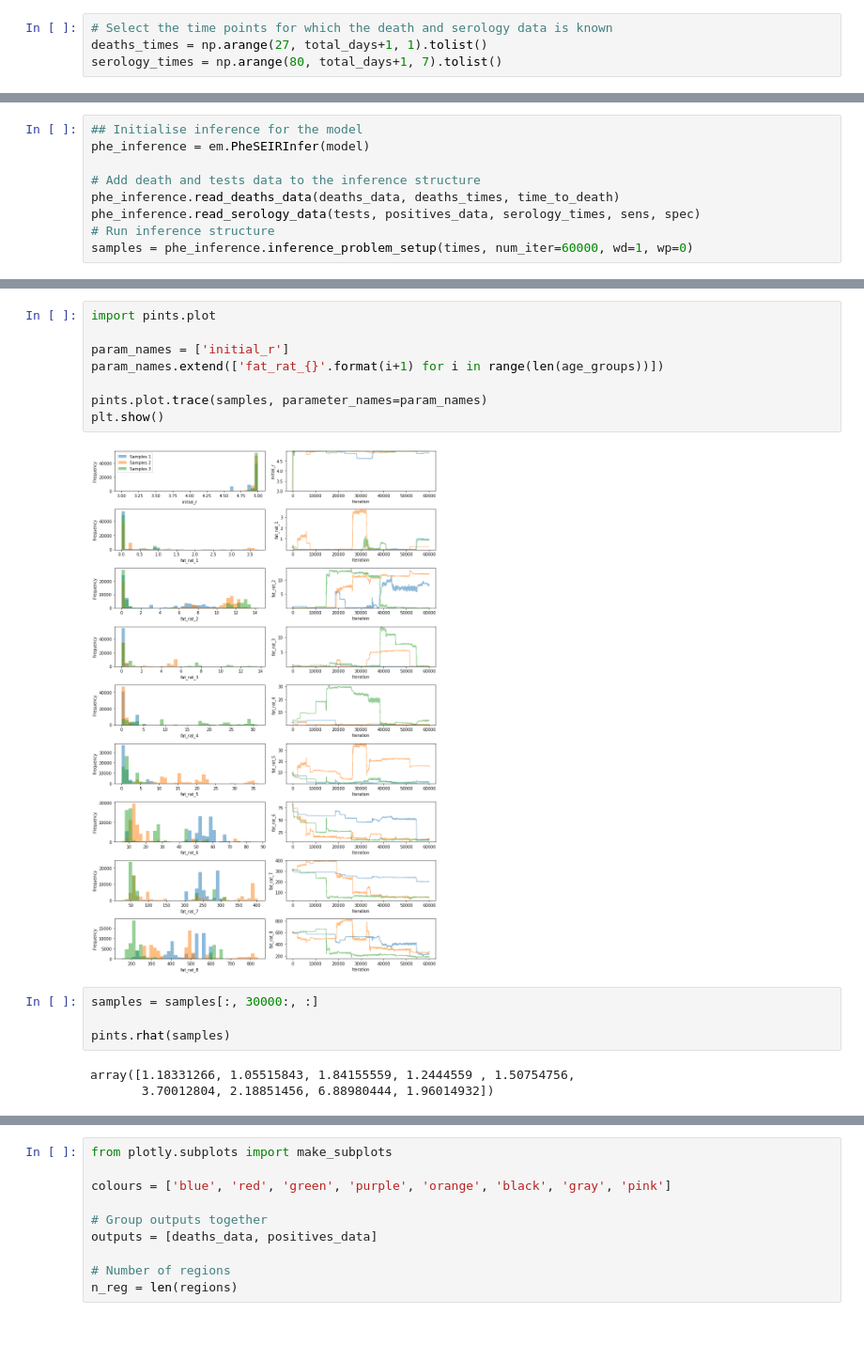
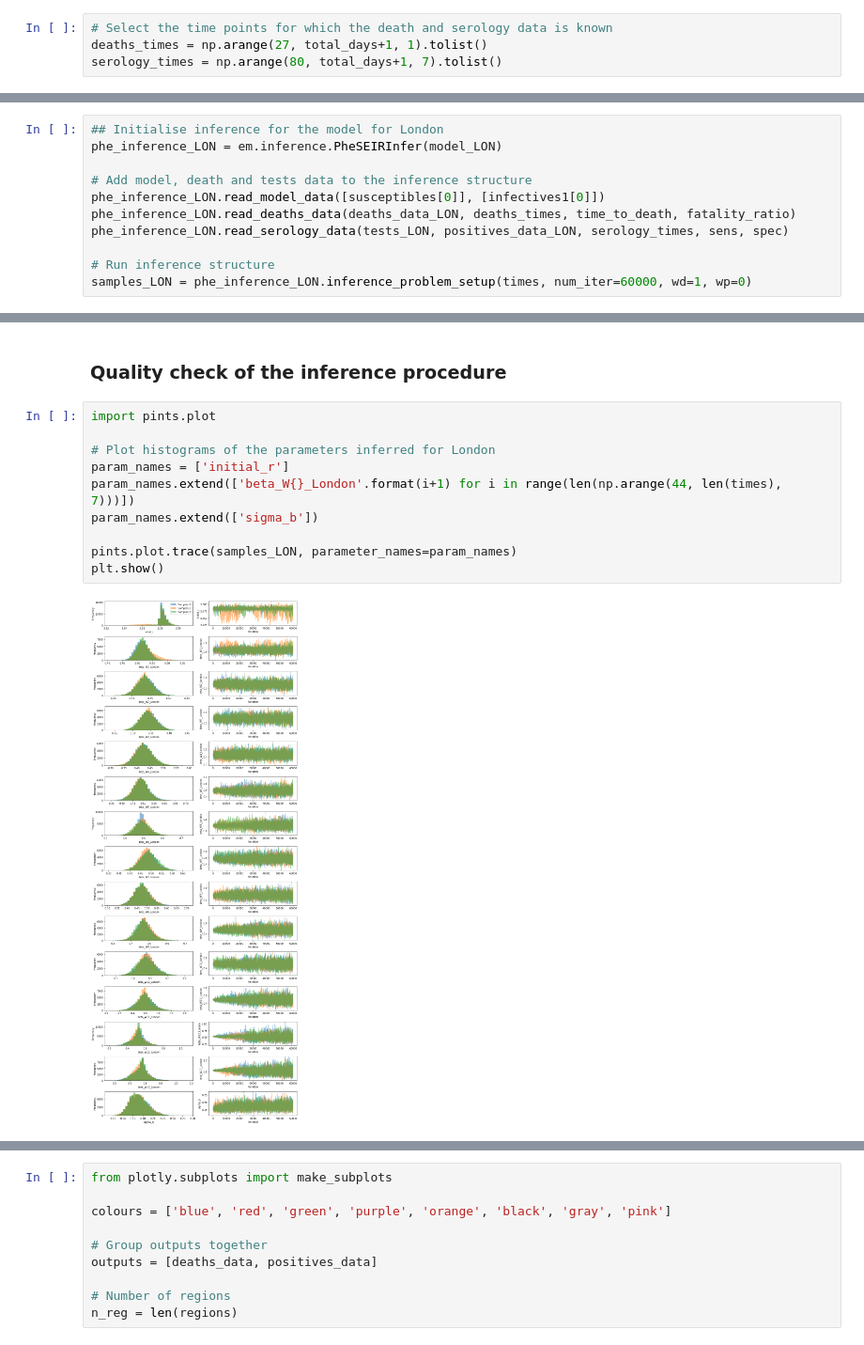
Before and after one commit to I-Bouros/multi-epi-model-cross-analysis, a Jupyter notebook: epimodels/examples/phe_examples/phe_2022_paper_results.ipynb, the cells around one changed output, grey strips where cells are left out. Shown at 94% size. Cells and saved outputs as stored; diff of their text form.

```diff
--- a/epimodels/examples/phe_examples/phe_2022_paper_results.ipynb
+++ b/epimodels/examples/phe_examples/phe_2022_paper_results.ipynb
@@ -498,10 +588,12 @@ spec = 0.95
 # %%
-## Initialise inference for the model
-phe_inference = em.PheSEIRInfer(model)
+## Initialise inference for the model for London
+phe_inference_LON = em.inference.PheSEIRInfer(model_LON)
 
-# Add death and tests data to the inference structure
-phe_inference.read_deaths_data(deaths_data, deaths_times, time_to_death)
-phe_inference.read_serology_data(tests, positives_data, serology_times, sens, spec)
+# Add model, death and tests data to the inference structure
+phe_inference_LON.read_model_data([susceptibles[0]], [infectives1[0]])
+phe_inference_LON.read_deaths_data(deaths_data_LON, deaths_times, time_to_death, fatality_ratio)
+phe_inference_LON.read_serology_data(tests_LON, positives_data_LON, serology_times, sens, spec)
+
 # Run inference structure
-samples = phe_inference.inference_problem_setup(times, num_iter=60000, wd=1, wp=0)
+samples_LON = phe_inference_LON.inference_problem_setup(times, num_iter=60000, wd=1, wp=0)
 # %% [output]
@@ -525,17 +659,14 @@ fatal_ratio_8  413.94  166.55  185.10  249.76  409.12  527.88  784.26   1.60
+# %% [markdown]
+### Quality check of the inference procedure
 # %%
 import pints.plot
 
+# Plot histograms of the parameters inferred for London
 param_names = ['initial_r']
-param_names.extend(['fat_rat_{}'.format(i+1) for i in range(len(age_groups))])
+param_names.extend(['beta_W{}_London'.format(i+1) for i in range(len(np.arange(44, len(times), 7)))])
+param_names.extend(['sigma_b'])
 
-pints.plot.trace(samples, parameter_names=param_names)
+pints.plot.trace(samples_LON, parameter_names=param_names)
 plt.show()
 # %% [output]
-[figure, old version]
+[figure, new version]
-# %%
-samples = samples[:, 30000:, :]
-
-pints.rhat(samples)
-# %% [output]
-array([1.18331266, 1.05515843, 1.84155559, 1.2444559 , 1.50754756,
-       3.70012804, 2.18851456, 6.88980444, 1.96014932])
```
Also changed, not shown: parts of 52 cells of this notebook, 16 other files.
